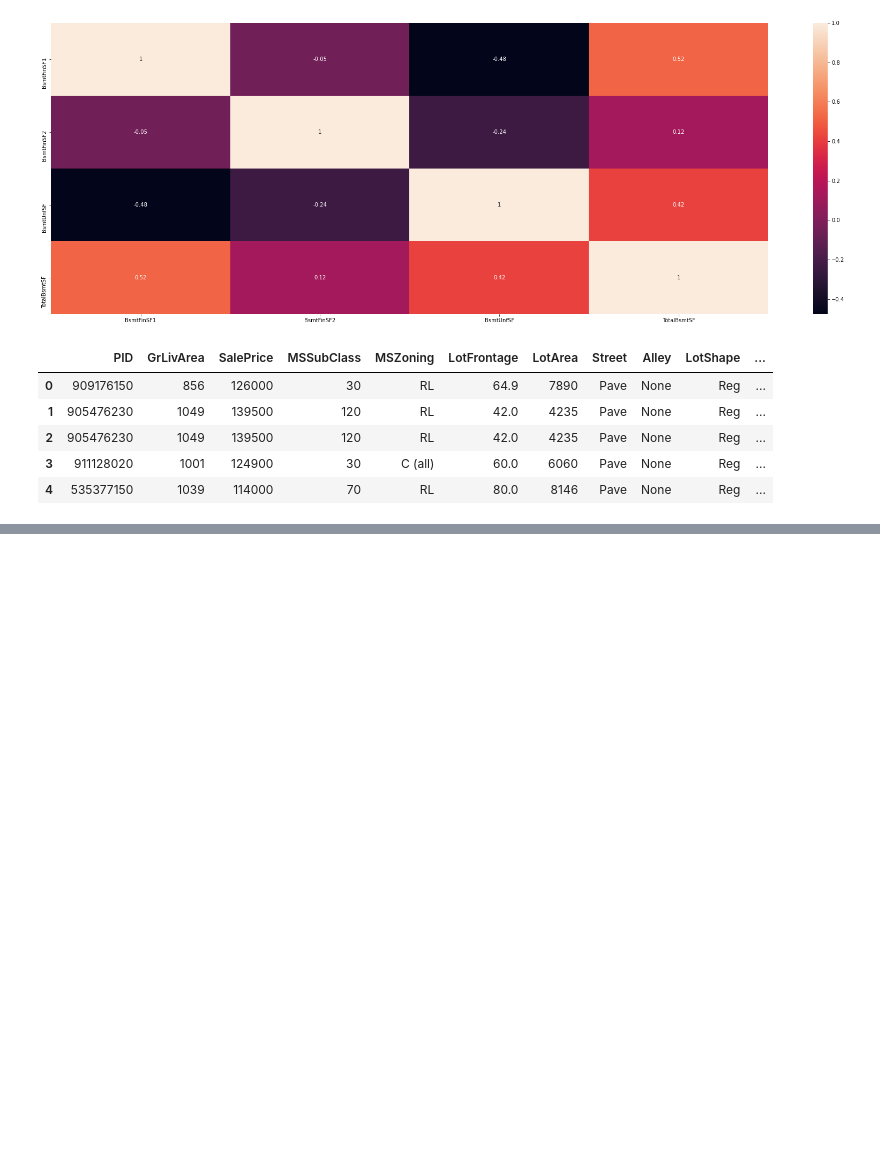
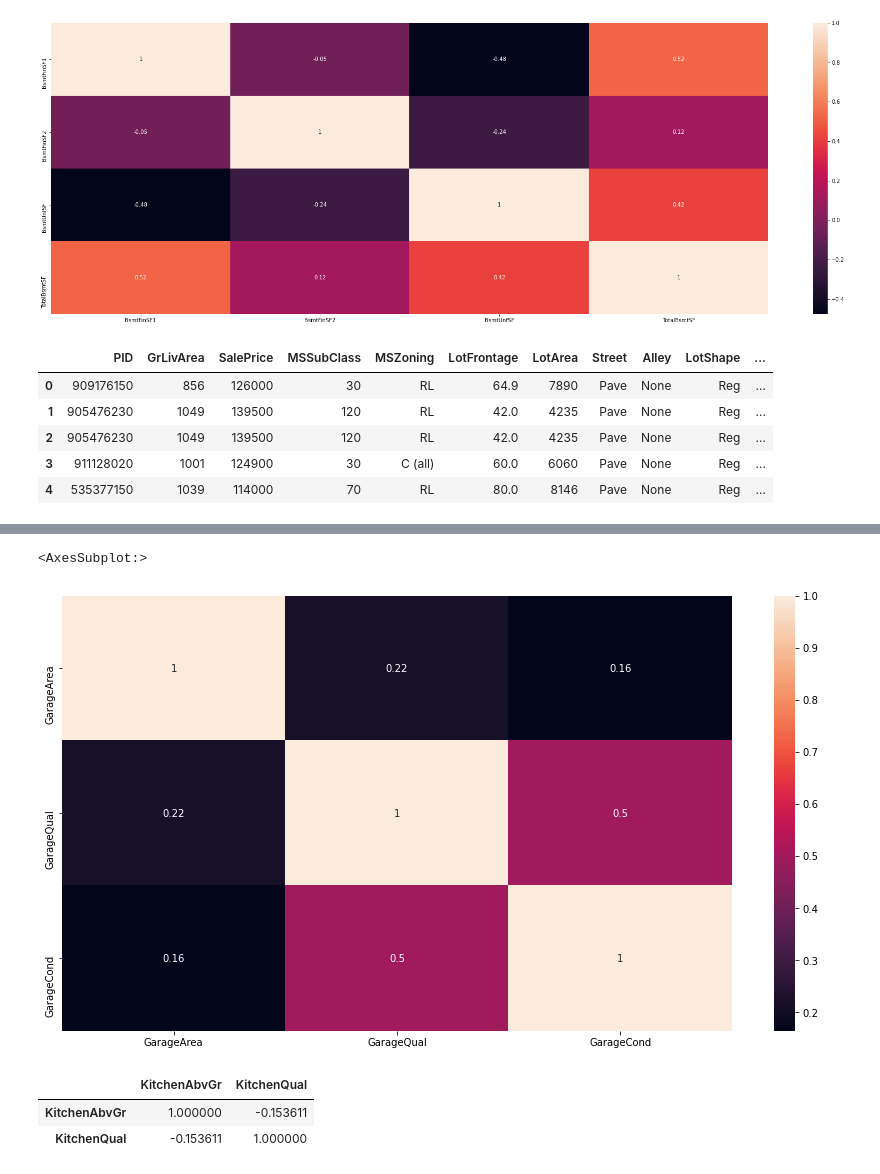
Before and after one commit to nickelworks/machine-learning-housing-project, a Jupyter notebook: charles/eda/Untitled.ipynb, the cells around one changed output, grey strips where cells are left out. Cells and saved outputs as stored; diff of their text form; code cells hidden in the pictures; blank space fills up the shorter version.

```diff
--- a/charles/eda/Untitled.ipynb
+++ b/charles/eda/Untitled.ipynb
@@ -437,0 +421,7 @@ Length: 942, dtype: int64
+# %%
+mapping_dict = {'None' : np.nan,
+                'Po' :  1,
+                'Fa' : 2,
+                'TA' : 3,
+                'Gd' : 4,
+                'Ex' : 5}
@@ -437,0 +441,22 @@ Length: 942, dtype: int64
+# %%
+ordinals = ['BsmtQual','BsmtCond',
+            'ExterQual','ExterCond',
+            'KitchenQual','GarageQual',
+            'GarageCond', 'HeatingQC']
+# %%
+data[ordinals] = data[ordinals].applymap(mapping_dict.get)
+# %%
+# Garage Area is collinear with garage cars
+
+data = data.drop('GarageCars',axis = 1)
+# %%
+sns.heatmap(data.filter(regex = 'Garage').corr(), annot = True)
+# %% [output]
+<AxesSubplot:>
+[figure, added]
+# %%
+data.filter(regex = 'K').corr()
+# %% [output]
+|  | KitchenAbvGr | KitchenQual |
+| KitchenAbvGr | 1.000000 | -0.153611 |
+| KitchenQual | -0.153611 | 1.000000 |
```
Also changed, not shown: parts of 36 cells of this notebook, 1 other file.
